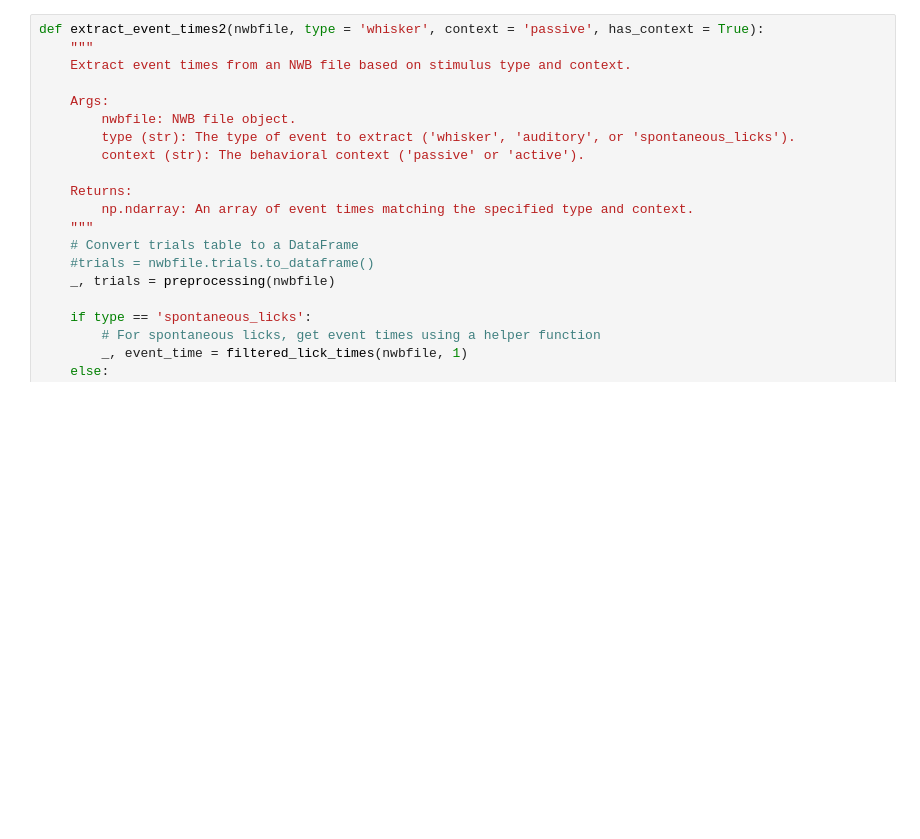
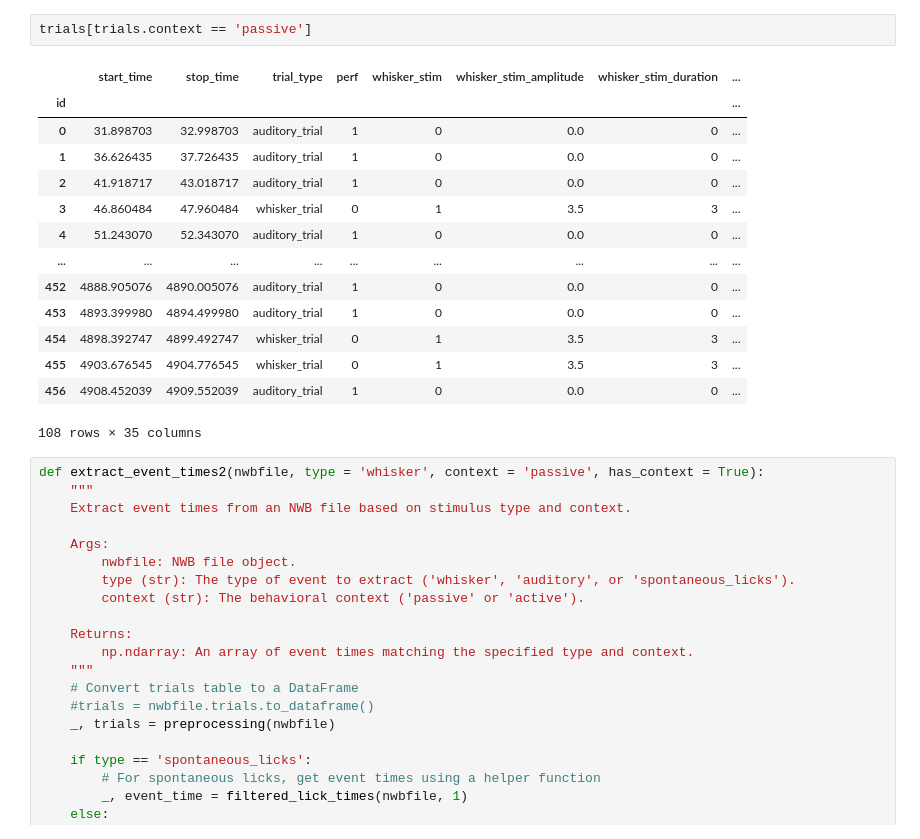
Before and after one commit to shrinidhivelan/Selectivity-Semester-project, a Jupyter notebook: Notebooks/1_Selectivity_dataframe.ipynb, the cells around one changed output. Cells and saved outputs as stored; diff of their text form; blank space fills up the shorter version.

```diff
--- a/Notebooks/1_Selectivity_dataframe.ipynb
+++ b/Notebooks/1_Selectivity_dataframe.ipynb
@@ -46,3 +159,20 @@ pd.set_option('display.max_rows', 10)  # Show all columns
+# %%
+trials[trials.context == 'passive']
+# %% [output]
+|  | start_time | stop_time | trial_type | perf | whisker_stim | whisker_stim_amplitude | whisker_stim_duration | ... |
+| id |  |  |  |  |  |  |  | ... |
+| 0 | 31.898703 | 32.998703 | auditory_trial | 1 | 0 | 0.0 | 0 | ... |
+| 1 | 36.626435 | 37.726435 | auditory_trial | 1 | 0 | 0.0 | 0 | ... |
+| 2 | 41.918717 | 43.018717 | auditory_trial | 1 | 0 | 0.0 | 0 | ... |
+| 3 | 46.860484 | 47.960484 | whisker_trial | 0 | 1 | 3.5 | 3 | ... |
+| 4 | 51.243070 | 52.343070 | auditory_trial | 1 | 0 | 0.0 | 0 | ... |
+| ... | ... | ... | ... | ... | ... | ... | ... | ... |
+| 452 | 4888.905076 | 4890.005076 | auditory_trial | 1 | 0 | 0.0 | 0 | ... |
+| 453 | 4893.399980 | 4894.499980 | auditory_trial | 1 | 0 | 0.0 | 0 | ... |
+| 454 | 4898.392747 | 4899.492747 | whisker_trial | 0 | 1 | 3.5 | 3 | ... |
+| 455 | 4903.676545 | 4904.776545 | whisker_trial | 0 | 1 | 3.5 | 3 | ... |
+| 456 | 4908.452039 | 4909.552039 | auditory_trial | 1 | 0 | 0.0 | 0 | ... |
+108 rows × 35 columns
 # %%
 def extract_event_times2(nwbfile, type = 'whisker', context = 'passive', has_context = True):
     """
```
Also changed, not shown: parts of 3 cells of this notebook, 9 other files.
